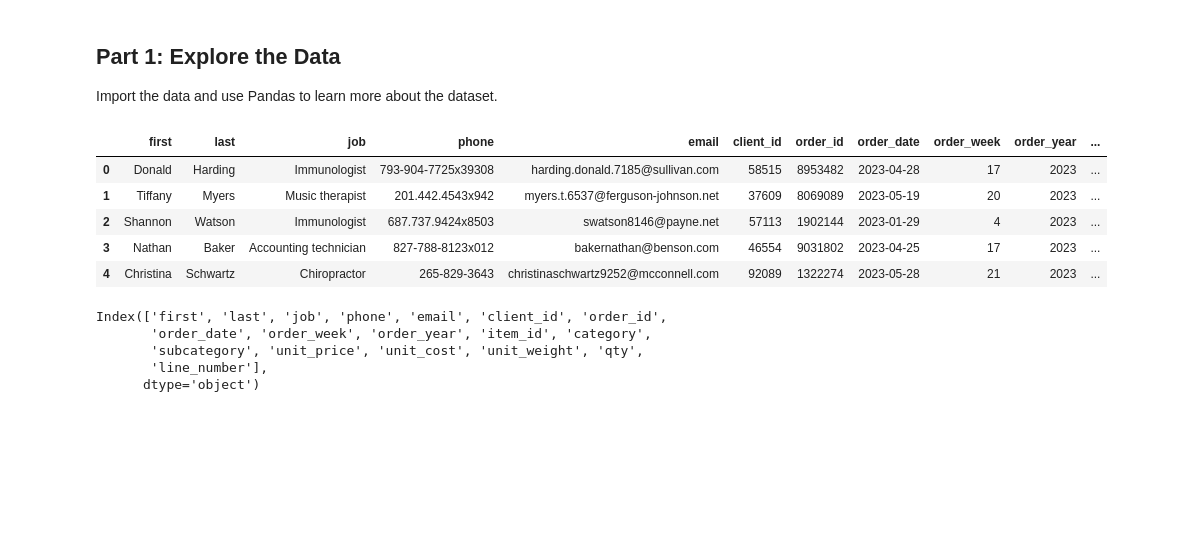
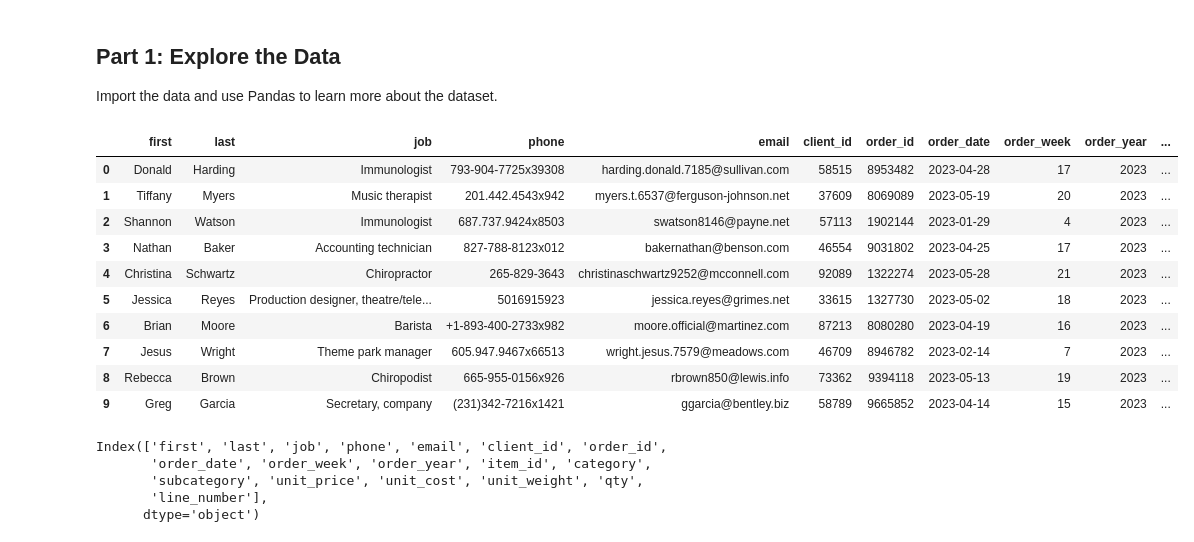
Before and after one commit to gordon-laraven/pandas-challenge-1, a Jupyter notebook: wholesale_data_analysis.ipynb, the cells around one changed output. Drawn from its saved outputs; the diff is of its cells as text; code cells hidden in the pictures; blank space fills up the shorter version.

```diff
--- a/wholesale_data_analysis.ipynb
+++ b/wholesale_data_analysis.ipynb
@@ -5,15 +5,20 @@ Import the data and use Pandas to learn more about the dataset.
 # %%
 import pandas as pd
 
 df = pd.read_csv('client_dataset.csv')
-df.head()
+df.head(10)
 # %% [output]
 |  | first | last | job | phone | email | client_id | order_id | order_date | order_week | order_year | ... |
 | 0 | Donald | Harding | Immunologist | 793-904-7725x39308 | harding.donald.7185@sullivan.com | 58515 | 8953482 | 2023-04-28 | 17 | 2023 | ... |
 | 1 | Tiffany | Myers | Music therapist | 201.442.4543x942 | myers.t.6537@ferguson-johnson.net | 37609 | 8069089 | 2023-05-19 | 20 | 2023 | ... |
 | 2 | Shannon | Watson | Immunologist | 687.737.9424x8503 | swatson8146@payne.net | 57113 | 1902144 | 2023-01-29 | 4 | 2023 | ... |
 | 3 | Nathan | Baker | Accounting technician | 827-788-8123x012 | bakernathan@benson.com | 46554 | 9031802 | 2023-04-25 | 17 | 2023 | ... |
 | 4 | Christina | Schwartz | Chiropractor | 265-829-3643 | christinaschwartz9252@mcconnell.com | 92089 | 1322274 | 2023-05-28 | 21 | 2023 | ... |
+| 5 | Jessica | Reyes | Production designer, theatre/tele... | 5016915923 | jessica.reyes@grimes.net | 33615 | 1327730 | 2023-05-02 | 18 | 2023 | ... |
+| 6 | Brian | Moore | Barista | +1-893-400-2733x982 | moore.official@martinez.com | 87213 | 8080280 | 2023-04-19 | 16 | 2023 | ... |
+| 7 | Jesus | Wright | Theme park manager | 605.947.9467x66513 | wright.jesus.7579@meadows.com | 46709 | 8946782 | 2023-02-14 | 7 | 2023 | ... |
+| 8 | Rebecca | Brown | Chiropodist | 665-955-0156x926 | rbrown850@lewis.info | 73362 | 9394118 | 2023-05-13 | 19 | 2023 | ... |
+| 9 | Greg | Garcia | Secretary, company | (231)342-7216x1421 | ggarcia@bentley.biz | 58789 | 9665852 | 2023-04-14 | 15 | 2023 | ... |
 # %%
 # View the column names in the data
 print(df.columns)
```
Also changed, not shown: parts of 19 cells of this notebook.
